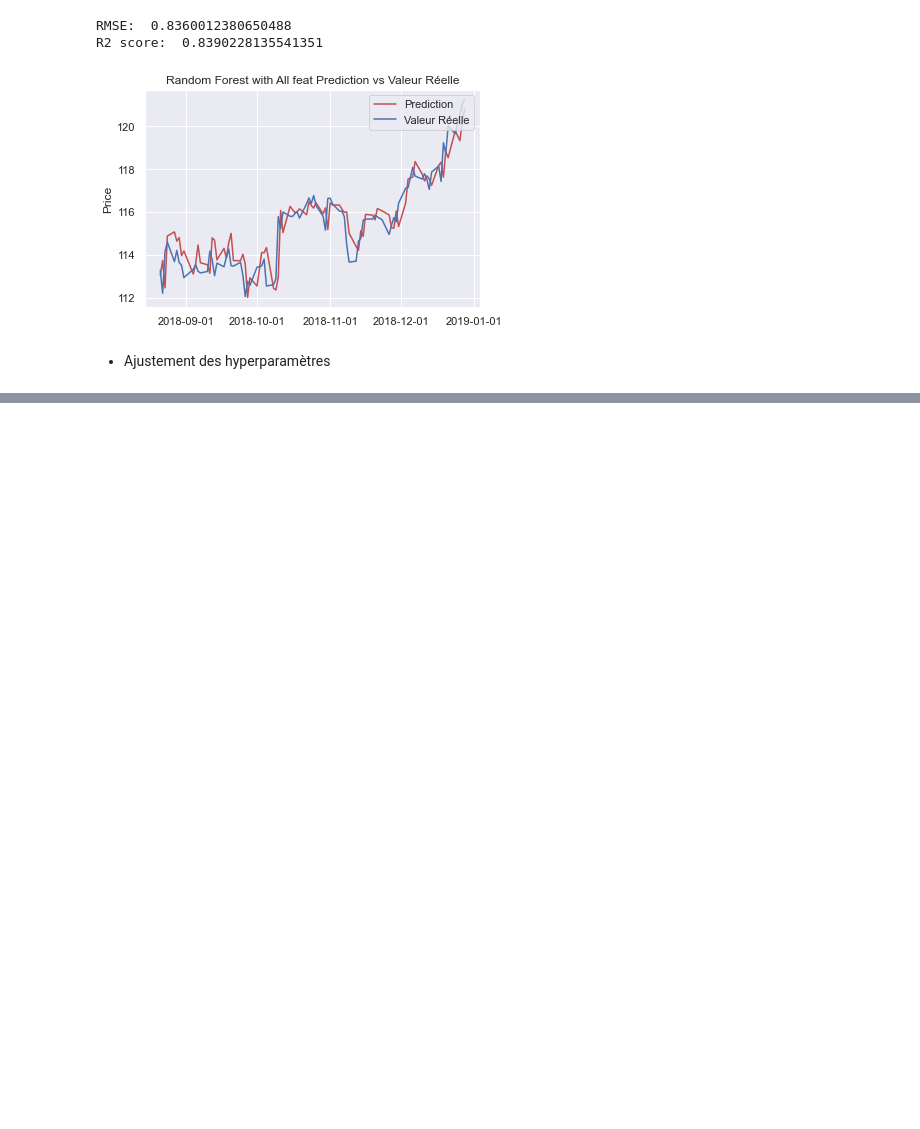
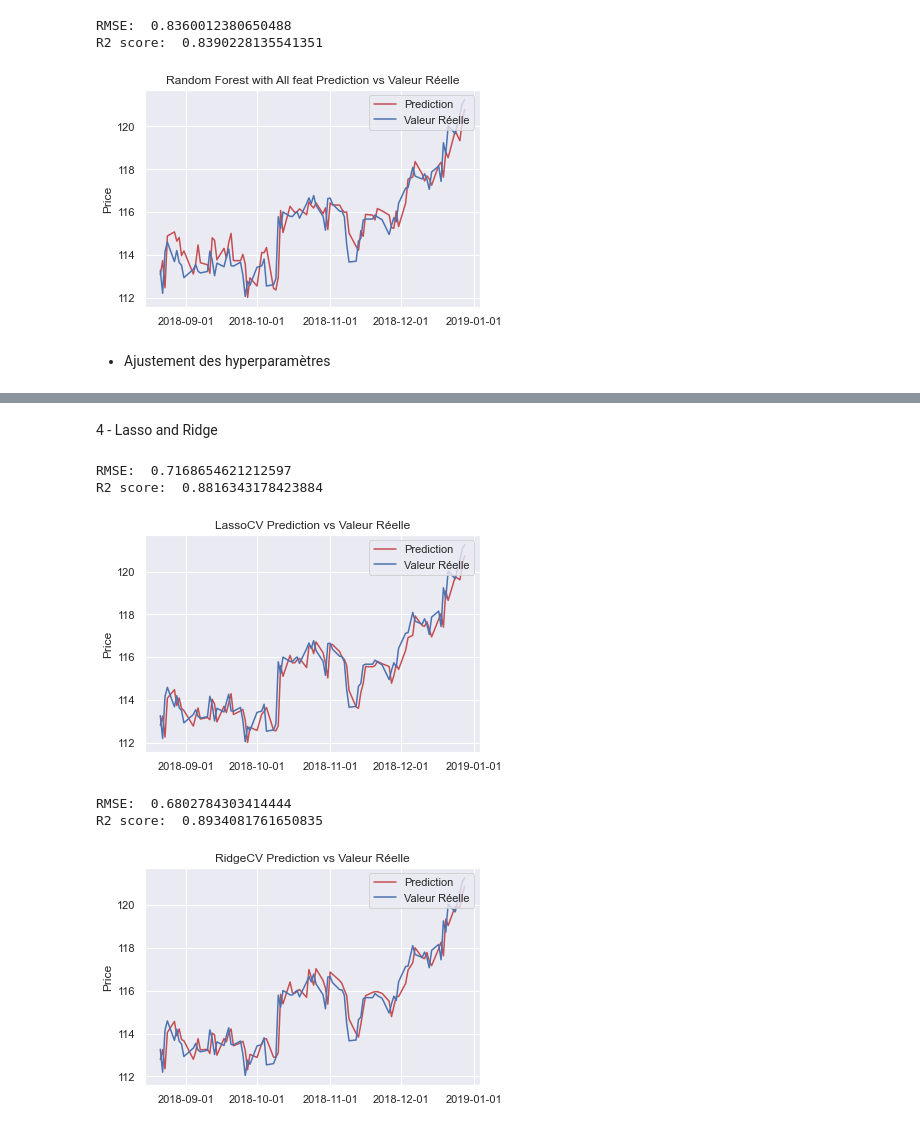
Before and after one commit to kevinDlan/gold_adj_close_predict_notebook, a Jupyter notebook: Model_avec_date.ipynb, the cells around one changed output, grey strips where cells are left out. Cells and saved outputs as stored; diff of their text form; code cells hidden in the pictures; blank space fills up the shorter version.

Commit message:
update date model

```diff
--- a/Model_avec_date.ipynb
+++ b/Model_avec_date.ipynb
@@ -204,6 +208,8 @@ validate_result(lsvr_grid_search_feat,'Linear SVR GS All Feat')
 RMSE:  0.6907345914246125
 R2 score:  0.890106272972212
 [figure]
+# %%
+solution_models['SVR All Feat'] = lsvr_grid_search_feat
 # %% [markdown]
 3 - Random Forest
 # %%
@@ -232,0 +250,22 @@ validate_result(grid_search_RF_feat,'RandomForest GS')
+# %%
+solution_models['Random_Forest with Feat'] = random_forest_clf_feat
+# %% [markdown]
+4 - Lasso and Ridge
+# %%
+lasso_clf = LassoCV(n_alphas=1000, max_iter=3000, random_state=0)
+ridge_clf = RidgeCV(gcv_mode='auto')
+
+lasso_clf_feat = lasso_clf.fit(X_train,y_train)
+validate_result(lasso_clf_feat,'LassoCV')
+solution_models['LassoCV All feat'] = lasso_clf_feat
+
+ridge_clf_feat = ridge_clf.fit(X_train,y_train)
+validate_result(ridge_clf_feat,'RidgeCV')
+solution_models['RidgeCV All Feat'] = ridge_clf_feat
+# %% [output]
+RMSE:  0.7168654621212597
+R2 score:  0.8816343178423884
+[figure, added]
+RMSE:  0.6802784303414444
+R2 score:  0.8934081761650835
+[figure, added]
```
Also changed, not shown: parts of 13 cells of this notebook.
